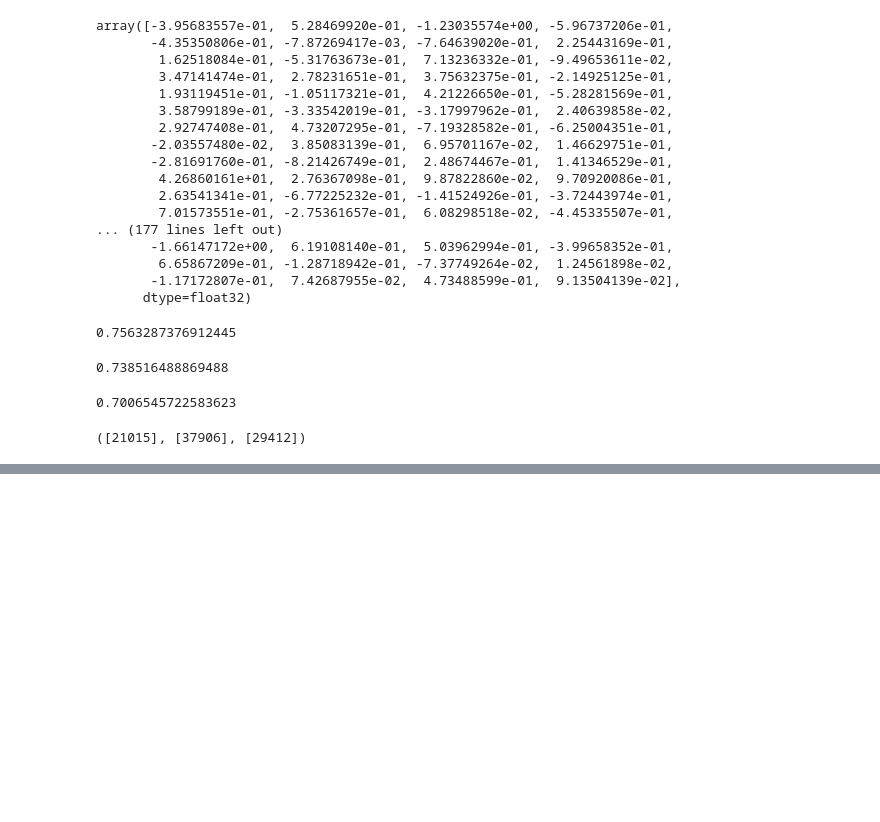
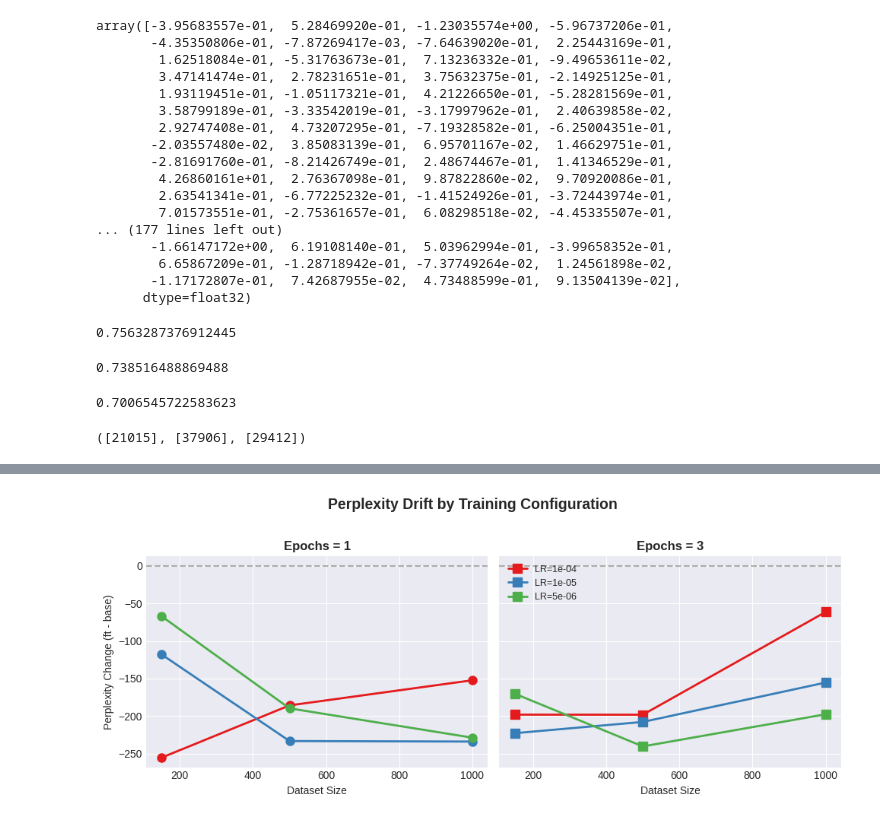
Before and after one commit to MarkusStefan/Semantic-Embedding-Evolution, a Jupyter notebook: notebooks/exp1.ipynb, the cells around one changed output, grey strips where cells are left out. Cells and saved outputs as stored; diff of their text form; code cells hidden in the pictures; blank space fills up the shorter version.

```diff
--- a/notebooks/exp1.ipynb
+++ b/notebooks/exp1.ipynb
@@ -1860,0 +1884,4 @@ Sentence: Nothing beats a steaming bowl of Python on a cold winter morning.
+# %%
+experiment.plot_perplexity()
+# %% [output]
+[figure, added]
```
Also changed, not shown: parts of 15 cells of this notebook.
